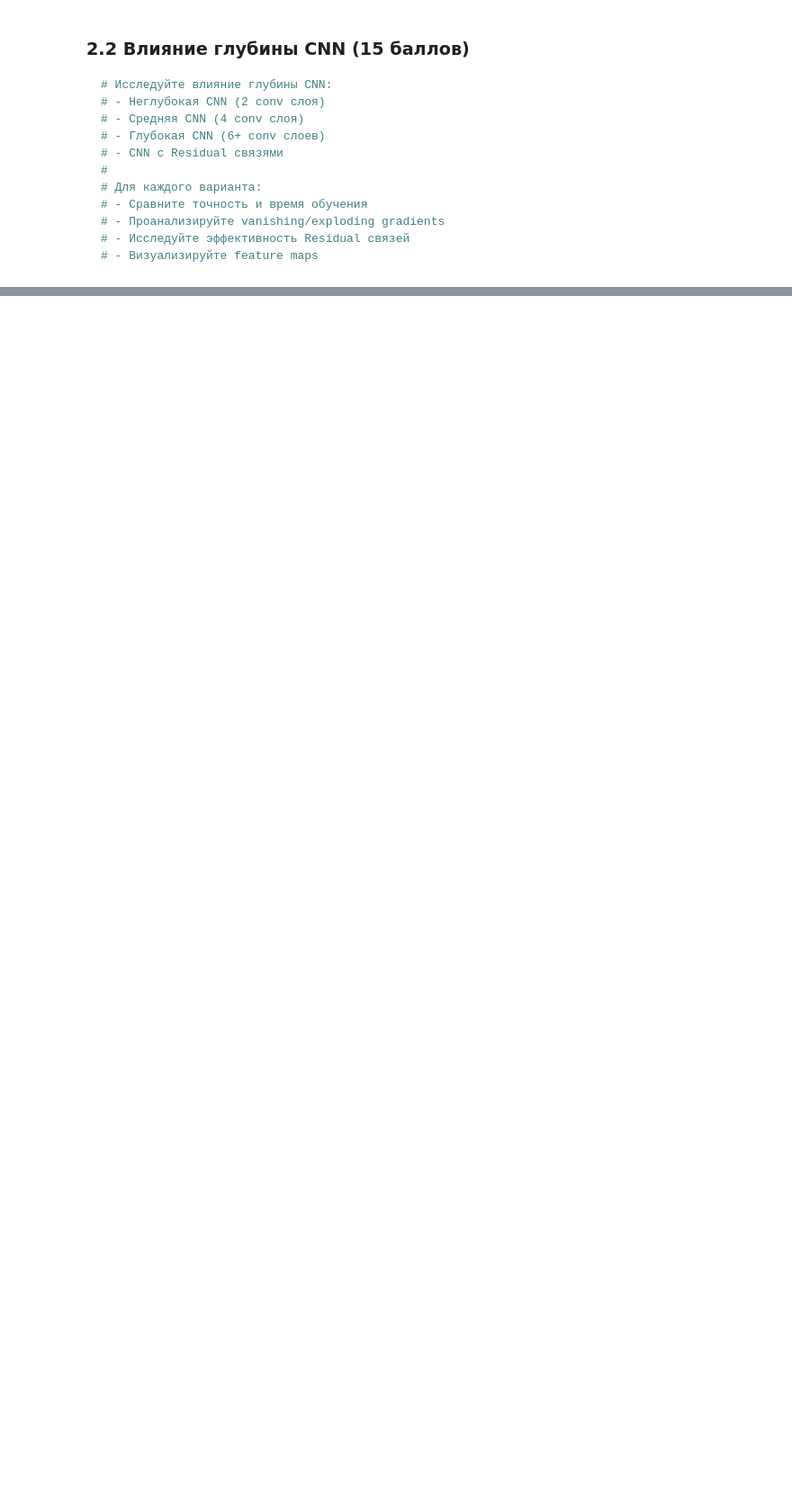
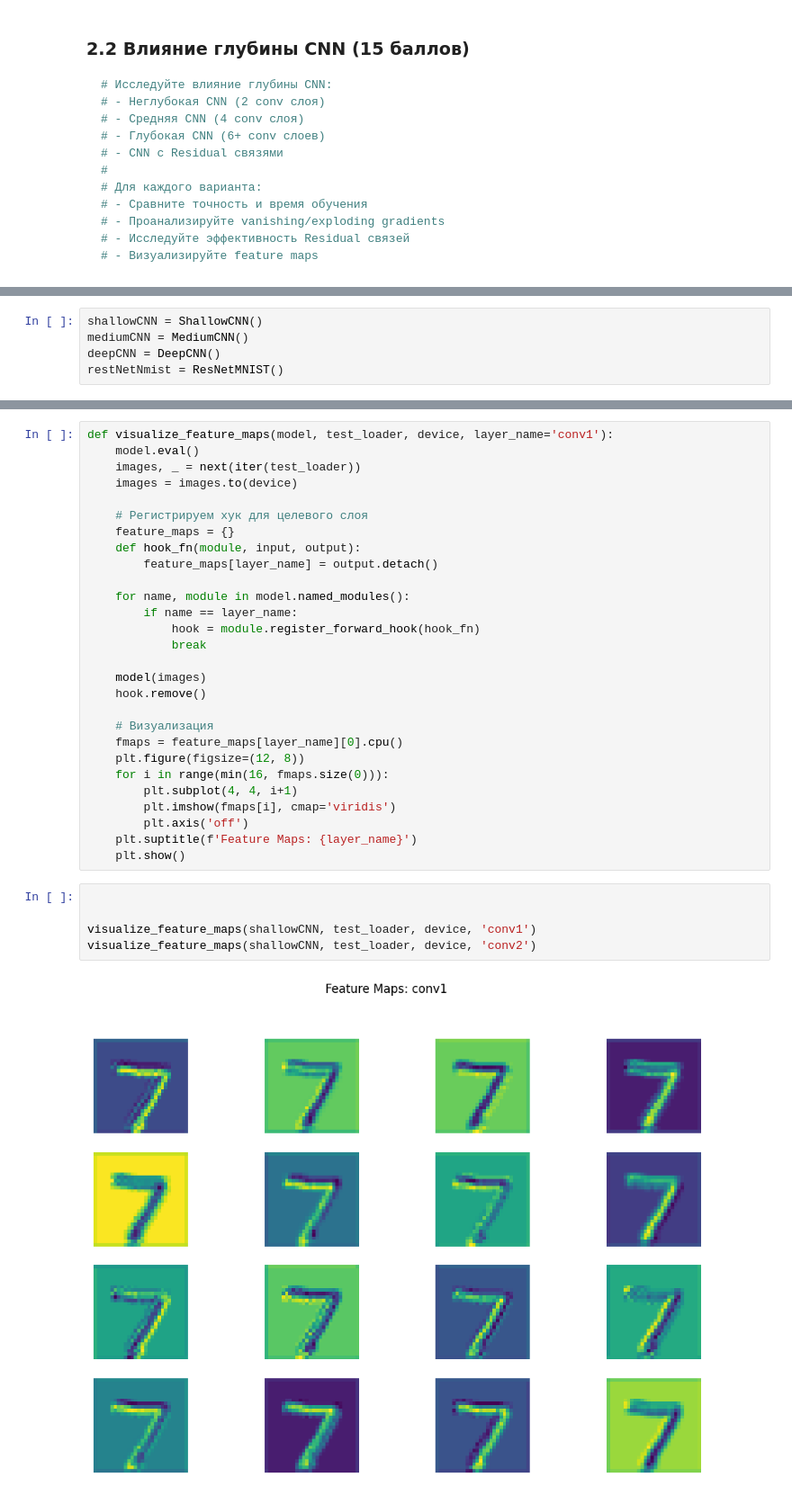
Before and after one commit to experiencedInternetUser/torch, a Jupyter notebook: lesson4-conv-models/homework_cnn_architecture_analysis.ipynb, the cells around one changed output, grey strips where cells are left out. Shown at 90% size. Cells and saved outputs as stored; diff of their text form; blank space fills up the shorter version.

```diff
--- a/lesson4-conv-models/homework_cnn_architecture_analysis.ipynb
+++ b/lesson4-conv-models/homework_cnn_architecture_analysis.ipynb
@@ -288,0 +392,5 @@ visualize_activations(CNN_combo, test_loader, device)
+# %%
+shallowCNN = ShallowCNN()
+mediumCNN = MediumCNN()
+deepCNN = DeepCNN()
+restNetNmist = ResNetMNIST()
@@ -288,0 +509,35 @@ visualize_activations(CNN_combo, test_loader, device)
+# %%
+def visualize_feature_maps(model, test_loader, device, layer_name='conv1'):
+    model.eval()
+    images, _ = next(iter(test_loader))
+    images = images.to(device)
+
+    # Регистрируем хук для целевого слоя
+    feature_maps = {}
+    def hook_fn(module, input, output):
+        feature_maps[layer_name] = output.detach()
+
+    for name, module in model.named_modules():
+        if name == layer_name:
+            hook = module.register_forward_hook(hook_fn)
+            break
+
+    model(images)
+    hook.remove()
+
+    # Визуализация
+    fmaps = feature_maps[layer_name][0].cpu()
+    plt.figure(figsize=(12, 8))
+    for i in range(min(16, fmaps.size(0))):
+        plt.subplot(4, 4, i+1)
+        plt.imshow(fmaps[i], cmap='viridis')
+        plt.axis('off')
+    plt.suptitle(f'Feature Maps: {layer_name}')
+    plt.show()
+# %%
+
+
+visualize_feature_maps(shallowCNN, test_loader, device, 'conv1')
+visualize_feature_maps(shallowCNN, test_loader, device, 'conv2')
+# %% [output]
+[figure, added]
```
Also changed, not shown: parts of 12 cells of this notebook, 4 other files.
